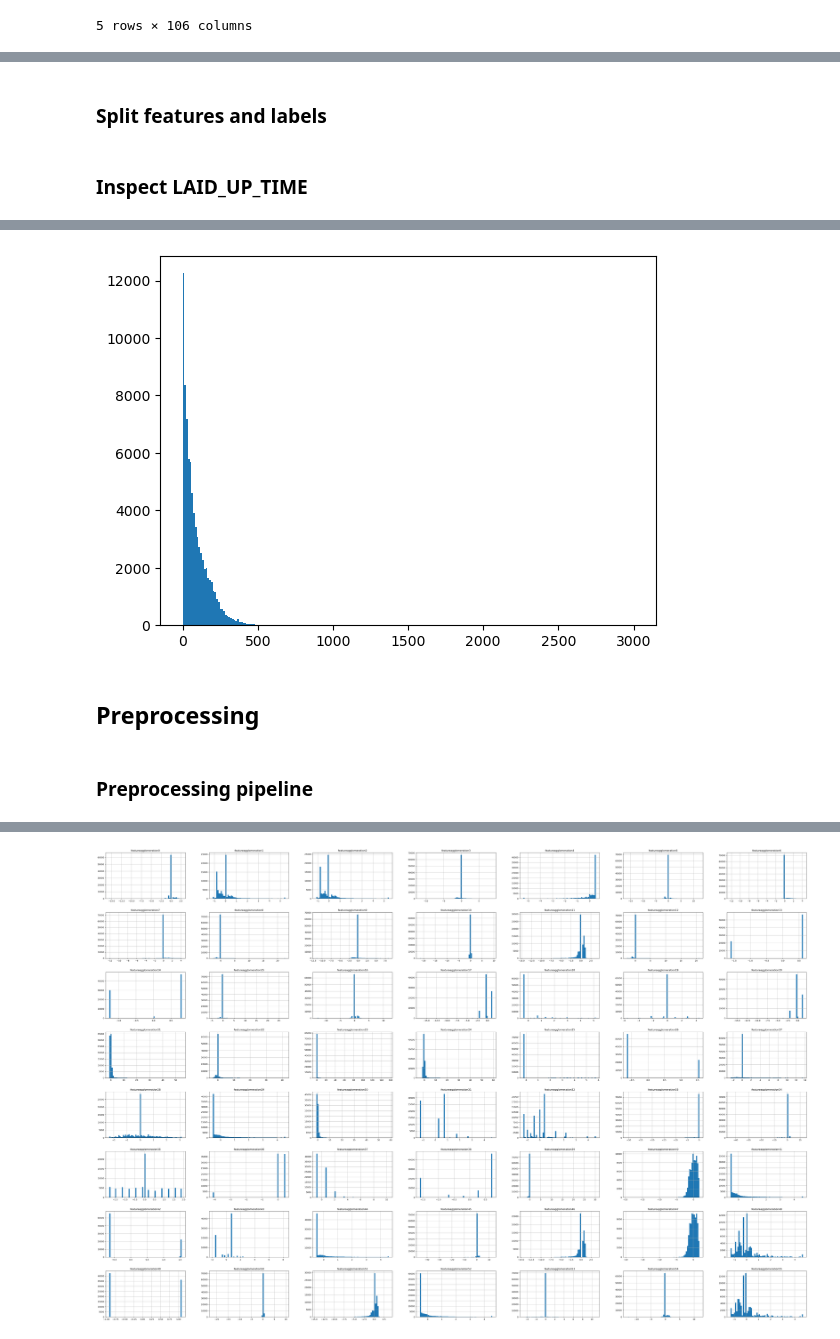
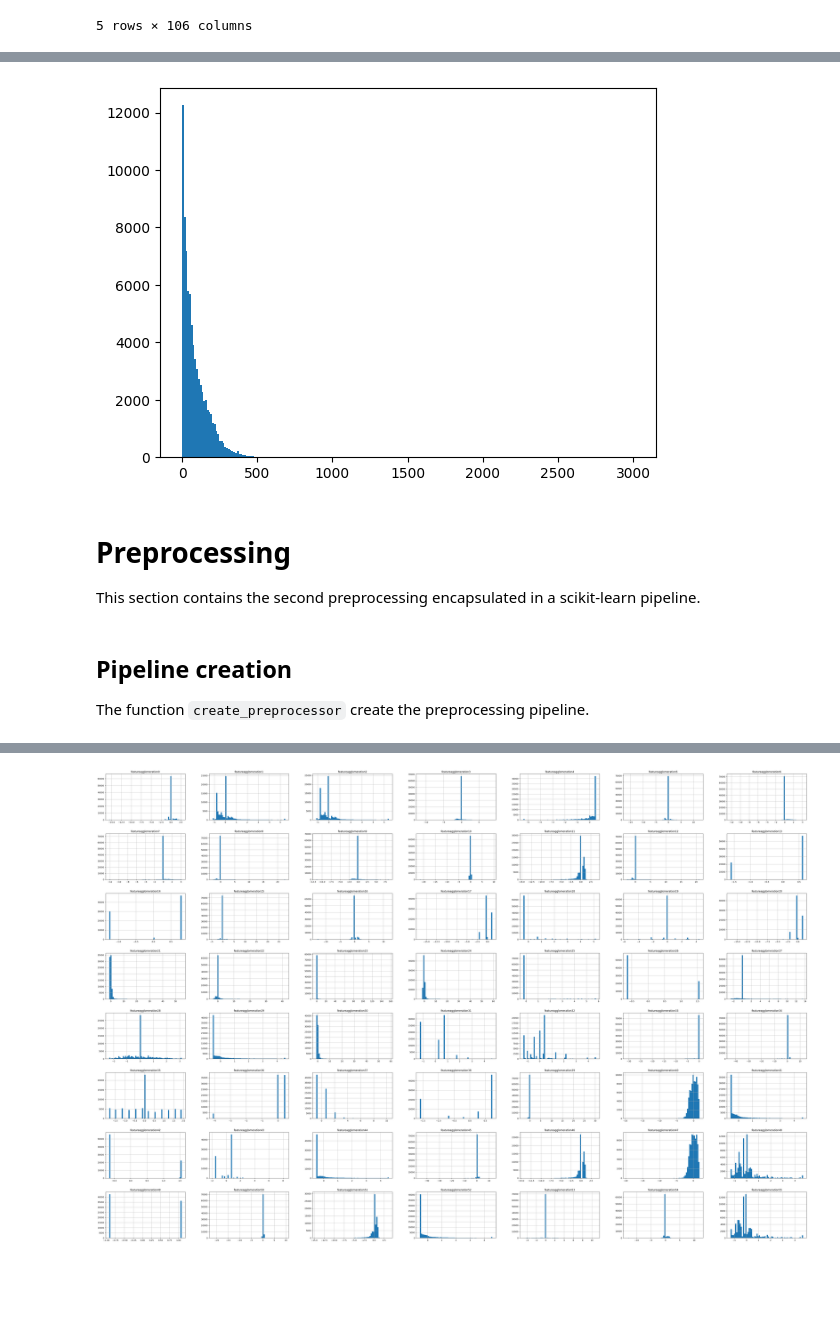
Before and after one commit to TurboThommy/ml4ds-end-to-end-project, a Jupyter notebook: scikit_learn_test.ipynb, the cells around one changed output, grey strips where cells are left out. Cells and saved outputs as stored; diff of their text form; code cells hidden in the pictures; blank space fills up the shorter version.

```diff
--- a/scikit_learn_test.ipynb
+++ b/scikit_learn_test.ipynb
@@ -25,3 +26,3 @@ from sklearn.preprocessing import FunctionTransformer, StandardScaler, OneHotEnc
 # %%
-df_train = pd.read_excel("data/Vehicles_export_prices_scaled_train_eng.xlsx")
+df = pd.read_excel("data/Vehicles_export_prices_scaled_train_eng.xlsx")
 # %%
@@ -47,2 +49,2 @@ df_train.head()
 # %%
-df_train_train, df_train_test = train_test_split(df_train, test_size=0.2, random_state=0)
+df_train, df_test = train_test_split(df, test_size=0.2, random_state=0)
@@ -188,7 +205,7 @@ color_mapping = {
     "gold": ["gold", "bright dusk", "platinum quartz"],
     "beige": ["wheat", "beige", "elfenbein", "ivory", "sand"],
     "brass": ["brass", "messing"],
-    "grey": ["grau", "gray", "grey", "storm bay", "anthrazit", "thunder", "nero", "granit", "magnetic"]
+    "grey": ["grau", "gray", "grey", "storm bay", "anthrazit", "thunder", "nero", "granit", "magnetic"],
 }
 
 
@@ -561,2 +602,0 @@ Name: LAID_UP_TIME, dtype: float64
-# %% [markdown]
-### Split features and labels
@@ -566,9 +603,7 @@ X_train_test, y_train_test = split_data_frame(df_train_test_prep)
-# %% [markdown]
-### Inspect LAID_UP_TIME
 # %%
-print(f"mean: {np.mean(y_train_train)}")
-print(f"std: {np.std(y_train_train)}")
-plt.hist(y_train_train, bins=256)
+print(f"mean: {np.mean(y_train)}")
+print(f"std: {np.std(y_train)}")
+plt.hist(y_train, bins=256)
 plt.show()
 # %% [output]
 mean: 88.33501517450682
@@ -576,8 +611,10 @@ std: 95.79825142063831
-[figure, old version]
+[figure, new version]
-# %% [markdown]
-## Preprocessing
-# %% [markdown]
-### Preprocessing pipeline
+# %% [markdown]
+# Preprocessing
+This section contains the second preprocessing encapsulated in a scikit-learn pipeline.
+# %% [markdown]
+## Pipeline creation
+The function `create_preprocessor` create the preprocessing pipeline.
 # %%
 def map_date(feature: pd.DataFrame) -> pd.DataFrame:
     return feature.map(lambda date: date_to_number(date))
```
Also changed, not shown: parts of 85 cells of this notebook.
